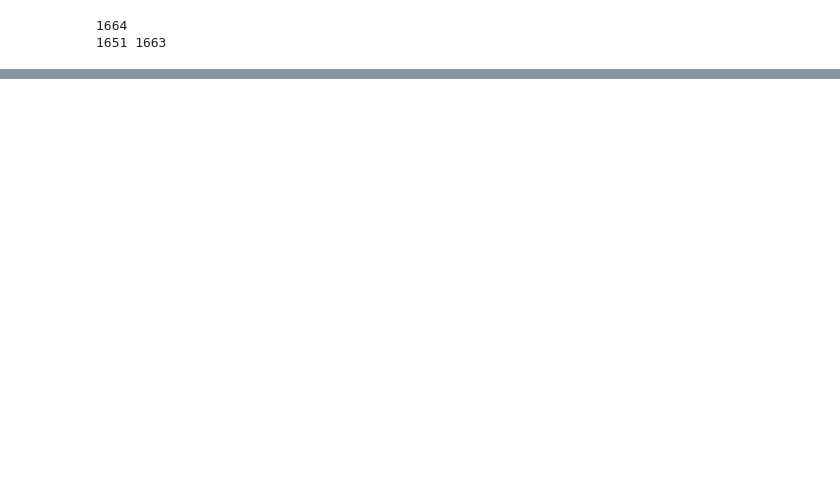
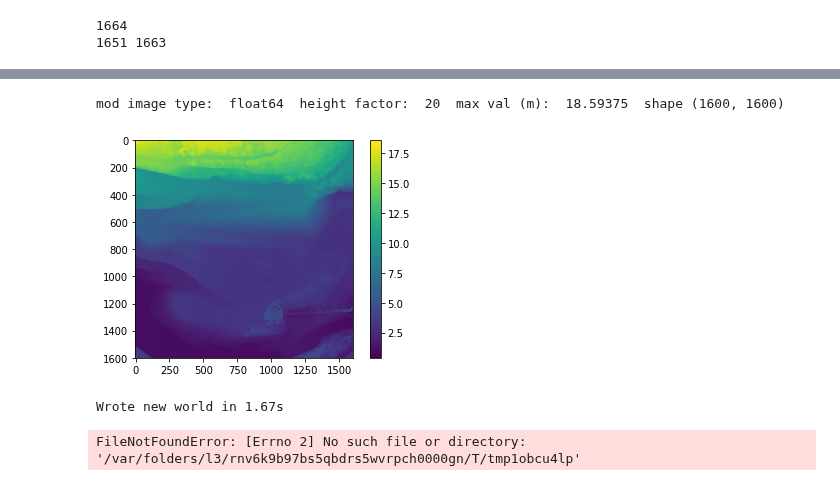
Before and after one commit to FrancescoSaverioZuppichini/Master-Thesis, a Jupyter notebook: core/webots/map_generation/generate_custom_world.ipynb, the cells around one changed output, grey strips where cells are left out. Cells and saved outputs as stored; diff of their text form; code cells hidden in the pictures; blank space fills up the shorter version.

```diff
--- a/core/webots/map_generation/generate_custom_world.ipynb
+++ b/core/webots/map_generation/generate_custom_world.ipynb
@@ -4,6 +9,6 @@ from skimage.io import imread, imshow, imsave
 # %%
 # generic world where the custom map will be inserted
-input_file_name = "../worlds/krock2_camera.wbt"
+input_file_name = "./krock2_camera.wbt"
 output_file_name = "white.wbt"
 # parameters for map generation
 SIZE = 513
@@ -131,3 +124,11 @@ print (str(blank[0,:].tolist())[1:-1])
 print(blank[:,])
 for li in blank[:,]:
     print(li.tolist())
+# %%
+def plot_terrain(terrain):
+    imgplot = imshow(terrain )
+    plt.colorbar()
+    plt.show()
+# %%
+from tempfile import NamedTemporaryFile
+f = NamedTemporaryFile()
@@ -133,0 +193,20 @@ for li in blank[:,]:
+# %%
+QUERRY_PATH = 'quarry_cropped4_scaled2cm.png'
+WORLD_PATH = "./krock2_camera.wbt"
+
+output_path = './test.wbt'
+config = { 'height' : 20 , 'resize': 2}
+
+image = cv2.imread(QUERRY_PATH)
+image = cv2.cvtColor(image, cv2.COLOR_BGR2GRAY)
+
+image2webots = Image2Webots()
+world = image2webots(image, WORLD_PATH, output_path, config)
+
+with open(world.name, 'r') as f:
+    print(f[0])
+# %% [output]
+mod image type:  float64  height factor:  20  max val (m):  18.59375  shape (1600, 1600)
+[figure, added]
+Wrote new world in 1.67s
+FileNotFoundError: [Errno 2] No such file or directory: '/var/folders/l3/rnv6k9b97bs5qbdrs5wvrpch0000gn/T/tmp1obcu4lp'
```
Also changed, not shown: parts of 6 cells of this notebook, 14 other files.
